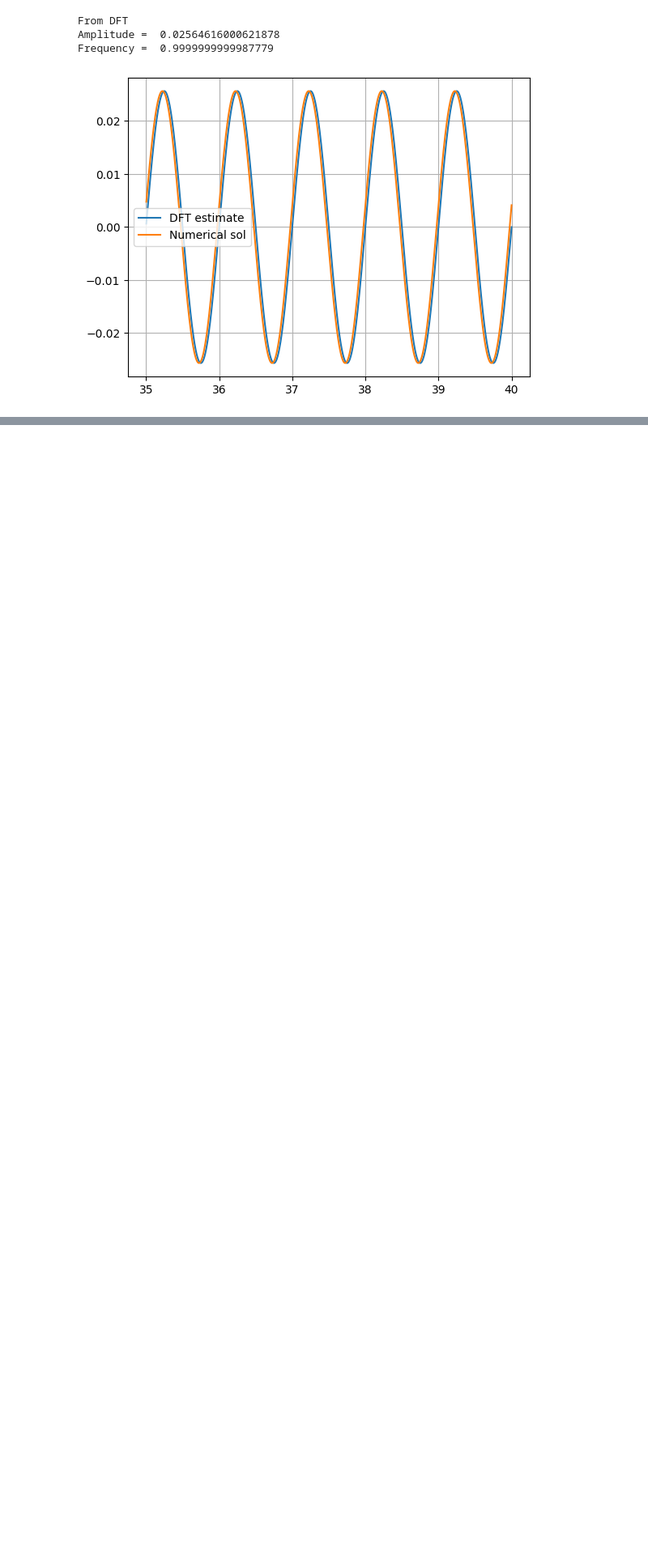
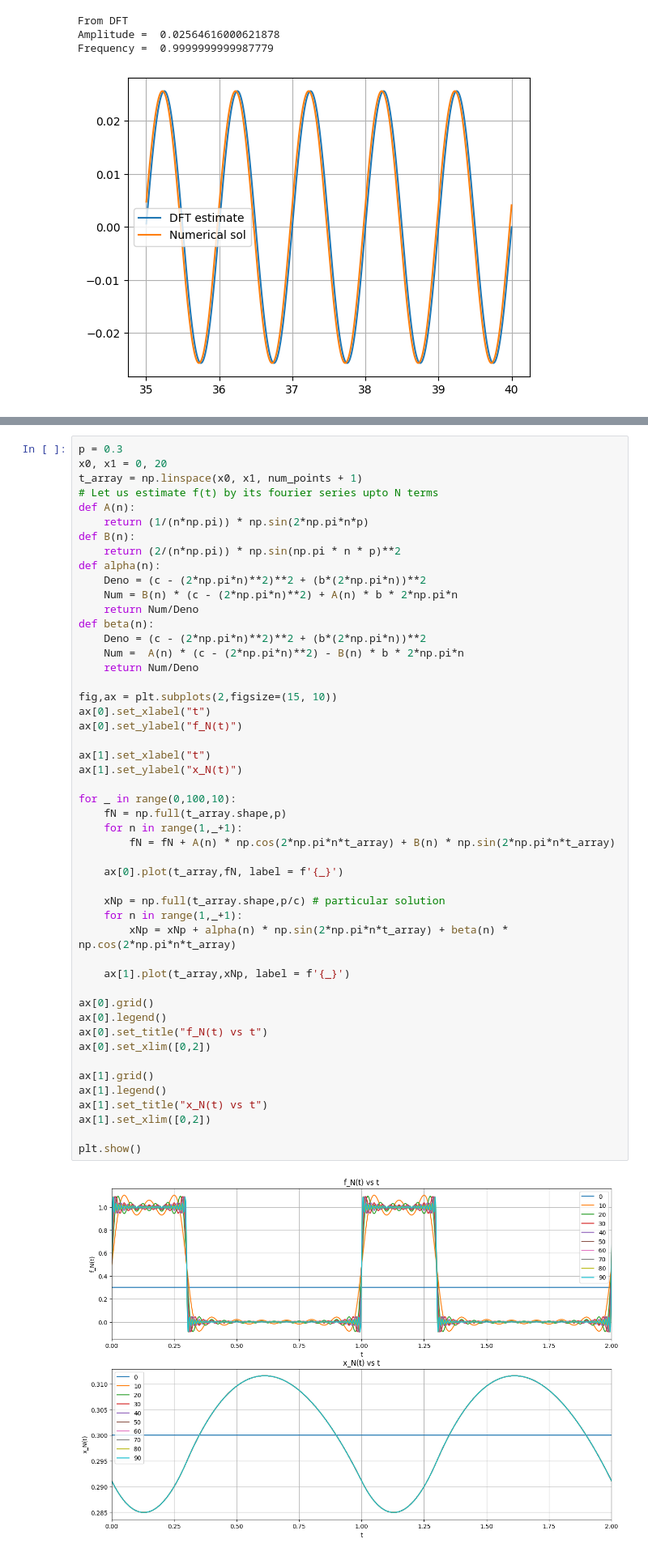
Before and after one commit to himanshutg/ODE_Project, a Jupyter notebook: week2.ipynb, the cells around one changed output, grey strips where cells are left out. Shown at 81% size. Saved outputs shown, nothing was run; the diff lists cells and outputs as text; blank space fills up the shorter version.

Commit message:
Square_wave form solved using fourier series

```diff
--- a/week2.ipynb
+++ b/week2.ipynb
@@ -287 +308,52 @@ plt.show()
+# %%
+p = 0.3
+x0, x1 = 0, 20
+t_array = np.linspace(x0, x1, num_points + 1)
+# Let us estimate f(t) by its fourier series upto N terms
+def A(n):
+    return (1/(n*np.pi)) * np.sin(2*np.pi*n*p)
+def B(n):
+    return (2/(n*np.pi)) * np.sin(np.pi * n * p)**2
+def alpha(n):
+    Deno = (c - (2*np.pi*n)**2)**2 + (b*(2*np.pi*n))**2
+    Num = B(n) * (c - (2*np.pi*n)**2) + A(n) * b * 2*np.pi*n
+    return Num/Deno
+def beta(n):
+    Deno = (c - (2*np.pi*n)**2)**2 + (b*(2*np.pi*n))**2
+    Num =  A(n) * (c - (2*np.pi*n)**2) - B(n) * b * 2*np.pi*n
+    return Num/Deno
+
+fig,ax = plt.subplots(2,figsize=(15, 10))
+ax[0].set_xlabel("t")
+ax[0].set_ylabel("f_N(t)")
+
+ax[1].set_xlabel("t")
+ax[1].set_ylabel("x_N(t)")
+
+for _ in range(0,100,10):
+    fN = np.full(t_array.shape,p)
+    for n in range(1,_+1):
+        fN = fN + A(n) * np.cos(2*np.pi*n*t_array) + B(n) * np.sin(2*np.pi*n*t_array)
+
+    ax[0].plot(t_array,fN, label = f'{_}')
+
+    xNp = np.full(t_array.shape,p/c) # particular solution
+    for n in range(1,_+1):
+        xNp = xNp + alpha(n) * np.sin(2*np.pi*n*t_array) + beta(n) * np.cos(2*np.pi*n*t_array)
+
+    ax[1].plot(t_array,xNp, label = f'{_}')
+
+ax[0].grid()
+ax[0].legend()
+ax[0].set_title("f_N(t) vs t")
+ax[0].set_xlim([0,2])
+
+ax[1].grid()
+ax[1].legend()
+ax[1].set_title("x_N(t) vs t")
+ax[1].set_xlim([0,2])
+
+plt.show()
+# %% [output]
+[figure, added]
 # %%
```
Also changed, not shown: parts of 14 cells of this notebook, 5 other files.
